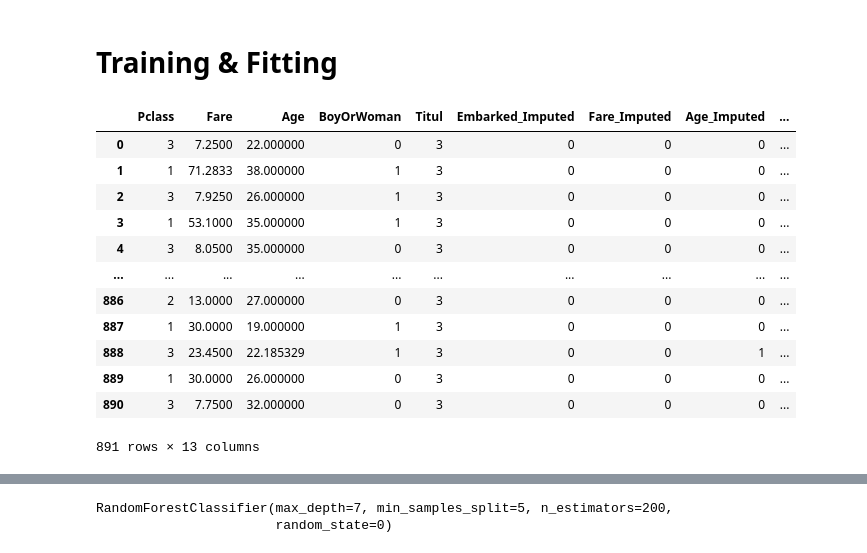
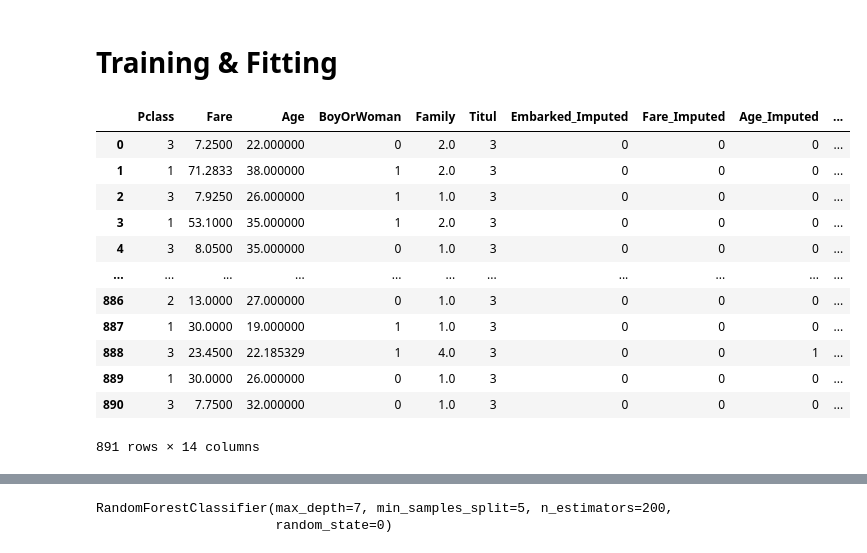
Before and after one commit to grigoriizharkov/Titanic, a Jupyter notebook: Titanic.ipynb, the cells around one changed output, grey strips where cells are left out. Drawn from its saved outputs; the diff is of its cells as text; code cells hidden in the pictures.

```diff
--- a/Titanic.ipynb
+++ b/Titanic.ipynb
@@ -564,0 +567,2 @@ test_data
+# %%
+train_data.insert(8, 'Family', np.array(train_data.SibSp) + np.array(train_data.Parch) + np.ones(train_data.shape[0]))
@@ -566,24 +604,24 @@ test_data
 # Training & Fitting
 # %%
 y = train_data.Survived
-features = ['Pclass', 'Fare', 'Embarked', 'Age', 'Sex', 'BoyOrWoman', 'Titul',
+features = ['Pclass', 'Fare', 'Embarked', 'Age', 'Sex', 'BoyOrWoman', 'Family', 'Titul',
             'Embarked_Imputed', 'Fare_Imputed', 'Age_Imputed']
 X = pd.get_dummies(train_data[features])
 X
 # %% [output]
-|  | Pclass | Fare | Age | BoyOrWoman | Titul | Embarked_Imputed | Fare_Imputed | Age_Imputed | ... |
-| 0 | 3 | 7.2500 | 22.000000 | 0 | 3 | 0 | 0 | 0 | ... |
-| 1 | 1 | 71.2833 | 38.000000 | 1 | 3 | 0 | 0 | 0 | ... |
-| 2 | 3 | 7.9250 | 26.000000 | 1 | 3 | 0 | 0 | 0 | ... |
-| 3 | 1 | 53.1000 | 35.000000 | 1 | 3 | 0 | 0 | 0 | ... |
-| 4 | 3 | 8.0500 | 35.000000 | 0 | 3 | 0 | 0 | 0 | ... |
-| ... | ... | ... | ... | ... | ... | ... | ... | ... | ... |
-| 886 | 2 | 13.0000 | 27.000000 | 0 | 3 | 0 | 0 | 0 | ... |
-| 887 | 1 | 30.0000 | 19.000000 | 1 | 3 | 0 | 0 | 0 | ... |
-| 888 | 3 | 23.4500 | 22.185329 | 1 | 3 | 0 | 0 | 1 | ... |
-| 889 | 1 | 30.0000 | 26.000000 | 0 | 3 | 0 | 0 | 0 | ... |
-| 890 | 3 | 7.7500 | 32.000000 | 0 | 3 | 0 | 0 | 0 | ... |
+|  | Pclass | Fare | Age | BoyOrWoman | Family | Titul | Embarked_Imputed | Fare_Imputed | Age_Imputed | ... |
+| 0 | 3 | 7.2500 | 22.000000 | 0 | 2.0 | 3 | 0 | 0 | 0 | ... |
+| 1 | 1 | 71.2833 | 38.000000 | 1 | 2.0 | 3 | 0 | 0 | 0 | ... |
+| 2 | 3 | 7.9250 | 26.000000 | 1 | 1.0 | 3 | 0 | 0 | 0 | ... |
+| 3 | 1 | 53.1000 | 35.000000 | 1 | 2.0 | 3 | 0 | 0 | 0 | ... |
+| 4 | 3 | 8.0500 | 35.000000 | 0 | 1.0 | 3 | 0 | 0 | 0 | ... |
+| ... | ... | ... | ... | ... | ... | ... | ... | ... | ... | ... |
+| 886 | 2 | 13.0000 | 27.000000 | 0 | 1.0 | 3 | 0 | 0 | 0 | ... |
+| 887 | 1 | 30.0000 | 19.000000 | 1 | 1.0 | 3 | 0 | 0 | 0 | ... |
+| 888 | 3 | 23.4500 | 22.185329 | 1 | 4.0 | 3 | 0 | 0 | 1 | ... |
+| 889 | 1 | 30.0000 | 26.000000 | 0 | 1.0 | 3 | 0 | 0 | 0 | ... |
+| 890 | 3 | 7.7500 | 32.000000 | 0 | 1.0 | 3 | 0 | 0 | 0 | ... |
-891 rows × 13 columns
+891 rows × 14 columns
 # %%
 from sklearn.ensemble import RandomForestClassifier
 from sklearn.model_selection import train_test_split, GridSearchCV
```
Also changed, not shown: parts of 12 cells of this notebook, 1 other file.
